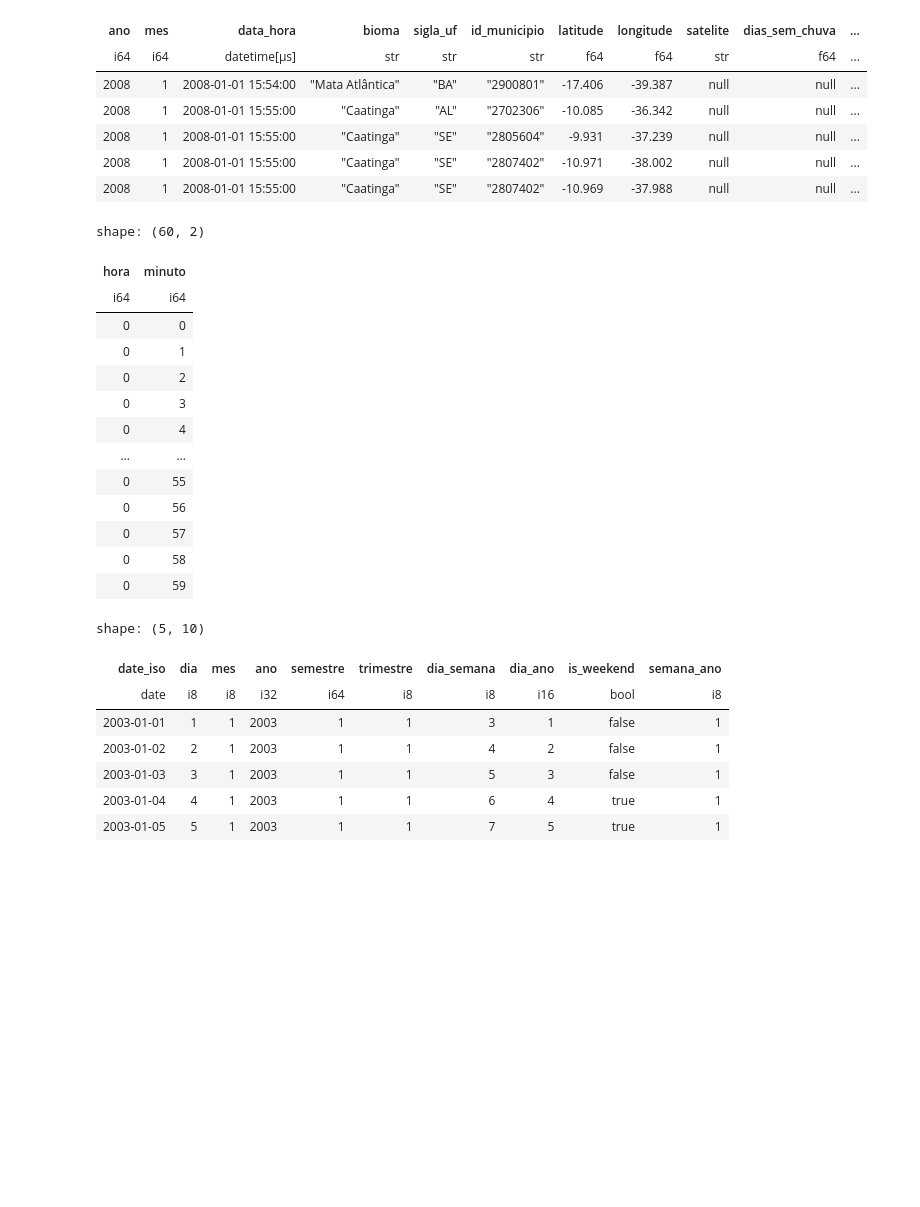
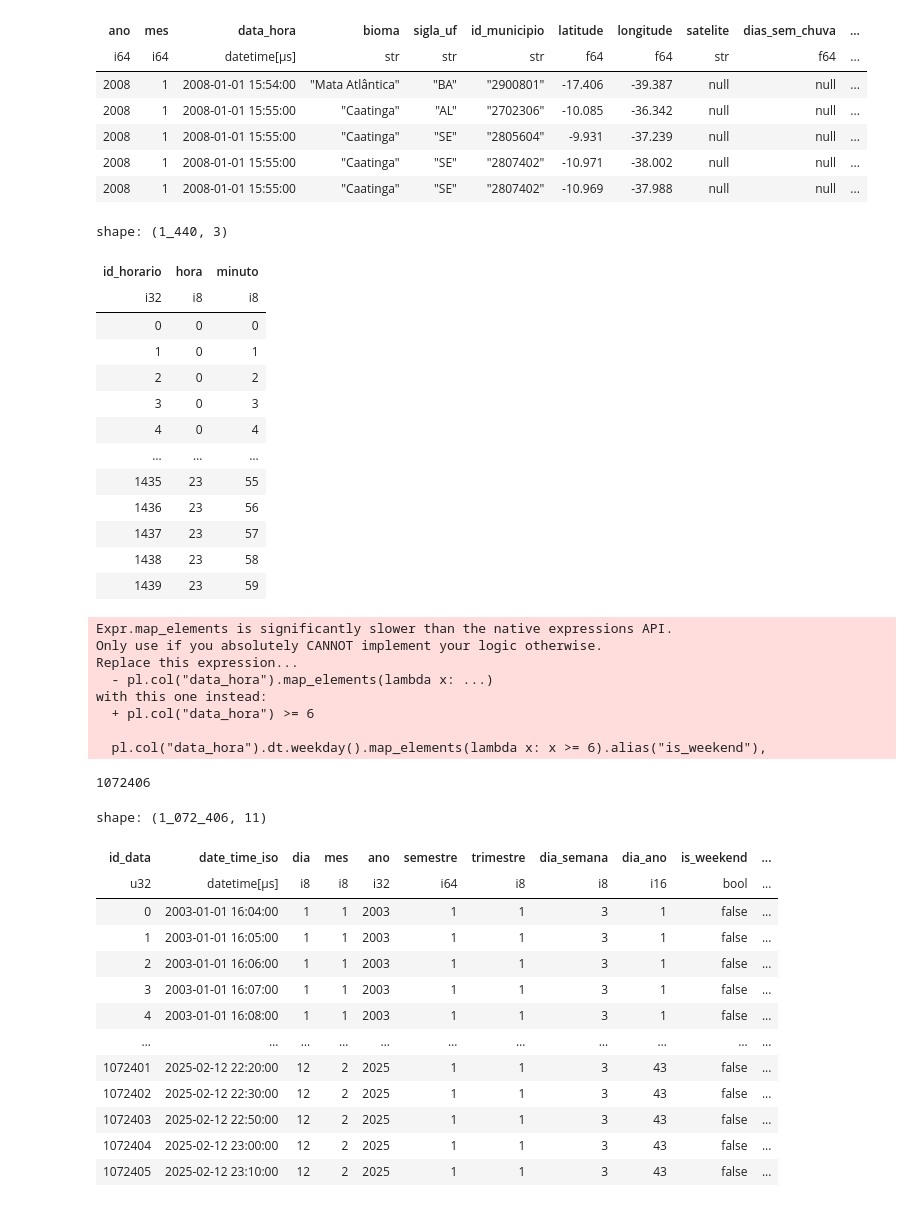
Before and after one commit to clr-cera/olap2025.2, a Jupyter notebook: etl_orig.ipynb, the cells around one changed output. Cells and saved outputs as stored; diff of their text form; code cells hidden in the pictures; blank space fills up the shorter version.

Commit message:
etl queimada stuff

```diff
--- a/etl_orig.ipynb
+++ b/etl_orig.ipynb
@@ -43,53 +43,73 @@ shape: (5, 13)
 minuto_list = 24*[list(range(0, 60))]
 dim_horarios_full = pl.DataFrame({
     "hora": list(range(0, 24)),
-    "minuto": minuto_list}).explode("minuto")
-dim_horarios_full.filter((pl.col("hora") == 0))
+    "minuto": minuto_list}).explode("minuto").with_row_index("id_horario").select([
+        pl.col("id_horario").cast(pl.Int32),
+        pl.col("hora").cast(pl.Int8),
+        pl.col("minuto").cast(pl.Int8)
+    ])
+dim_horarios_full
 # %% [output]
-shape: (60, 2)
+shape: (1_440, 3)
-| hora | minuto |
-| i64 | i64 |
-| 0 | 0 |
-| 0 | 1 |
-| 0 | 2 |
-| 0 | 3 |
-| 0 | 4 |
-| … | … |
-| 0 | 55 |
-| 0 | 56 |
-| 0 | 57 |
-| 0 | 58 |
-| 0 | 59 |
+| id_horario | hora | minuto |
+| i32 | i8 | i8 |
+| 0 | 0 | 0 |
+| 1 | 0 | 1 |
+| 2 | 0 | 2 |
+| 3 | 0 | 3 |
+| 4 | 0 | 4 |
+| … | … | … |
+| 1435 | 23 | 55 |
+| 1436 | 23 | 56 |
+| 1437 | 23 | 57 |
+| 1438 | 23 | 58 |
+| 1439 | 23 | 59 |
 # %%
 # create dim_data_queimada
 dim_data_queimada = (queimadas_df
-    .select([pl.col("data_hora").dt.date().alias("date_iso"),
+    .select([pl.col("data_hora").alias("date_time_iso"),
              pl.col("data_hora").dt.day().alias("dia"),
              pl.col("data_hora").dt.month().alias("mes"),
              pl.col("data_hora").dt.year().alias("ano"),
              # generate semester column
              pl.col("data_hora").dt.month().map_elements(lambda x: 1 if x <= 6 else 2).alias("semestre"),
              # generate trimester column
              ((pl.col("data_hora").dt.month() - 1 )//3 + 1).alias("trimestre"),
              # generate week day column
              pl.col("data_hora").dt.weekday().alias("dia_semana"),
              # generate day of year column
              pl.col("data_hora").dt.ordinal_day().alias("dia_ano"),
              # generate is_weekend column, starting from saturday (6)
              pl.col("data_hora").dt.weekday().map_elements(lambda x: x >= 6).alias("is_weekend"),
              # generate week of year column
              pl.col("data_hora").dt.week().alias("semana_ano")
-             ]).unique().sort("date_iso"))
-dim_data_queimada.head()
+             ]).unique().sort("date_time_iso")).with_row_index("id_data")
+print(len(dim_data_queimada))
+dim_data_queimada
 # %% [output]
-shape: (5, 10)
+Expr.map_elements is significantly slower than the native expressions API.
+Only use if you absolutely CANNOT implement your logic otherwise.
+Replace this expression...
+  - pl.col("data_hora").map_elements(lambda x: ...)
+with this one instead:
+  + pl.col("data_hora") >= 6
+
+  pl.col("data_hora").dt.weekday().map_elements(lambda x: x >= 6).alias("is_weekend"),
+1072406
+shape: (1_072_406, 11)
-| date_iso | dia | mes | ano | semestre | trimestre | dia_semana | dia_ano | is_weekend | semana_ano |
-| date | i8 | i8 | i32 | i64 | i8 | i8 | i16 | bool | i8 |
-| 2003-01-01 | 1 | 1 | 2003 | 1 | 1 | 3 | 1 | false | 1 |
-| 2003-01-02 | 2 | 1 | 2003 | 1 | 1 | 4 | 2 | false | 1 |
-| 2003-01-03 | 3 | 1 | 2003 | 1 | 1 | 5 | 3 | false | 1 |
-| 2003-01-04 | 4 | 1 | 2003 | 1 | 1 | 6 | 4 | true | 1 |
-| 2003-01-05 | 5 | 1 | 2003 | 1 | 1 | 7 | 5 | true | 1 |
+| id_data | date_time_iso | dia | mes | ano | semestre | trimestre | dia_semana | dia_ano | is_weekend | ... |
+| u32 | datetime[μs] | i8 | i8 | i32 | i64 | i8 | i8 | i16 | bool | ... |
+| 0 | 2003-01-01 16:04:00 | 1 | 1 | 2003 | 1 | 1 | 3 | 1 | false | ... |
+| 1 | 2003-01-01 16:05:00 | 1 | 1 | 2003 | 1 | 1 | 3 | 1 | false | ... |
+| 2 | 2003-01-01 16:06:00 | 1 | 1 | 2003 | 1 | 1 | 3 | 1 | false | ... |
+| 3 | 2003-01-01 16:07:00 | 1 | 1 | 2003 | 1 | 1 | 3 | 1 | false | ... |
+| 4 | 2003-01-01 16:08:00 | 1 | 1 | 2003 | 1 | 1 | 3 | 1 | false | ... |
+| … | … | … | … | … | … | … | … | … | … | ... |
+| 1072401 | 2025-02-12 22:20:00 | 12 | 2 | 2025 | 1 | 1 | 3 | 43 | false | ... |
+| 1072402 | 2025-02-12 22:30:00 | 12 | 2 | 2025 | 1 | 1 | 3 | 43 | false | ... |
+| 1072403 | 2025-02-12 22:50:00 | 12 | 2 | 2025 | 1 | 1 | 3 | 43 | false | ... |
+| 1072404 | 2025-02-12 23:00:00 | 12 | 2 | 2025 | 1 | 1 | 3 | 43 | false | ... |
+| 1072405 | 2025-02-12 23:10:00 | 12 | 2 | 2025 | 1 | 1 | 3 | 43 | false | ... |
 # %%
 # add season to dim_data_queimada using day and month
 # AAAAAAAAAAAAAA there is no built-in season function in polars
```
Also changed, not shown: parts of 5 cells of this notebook.
